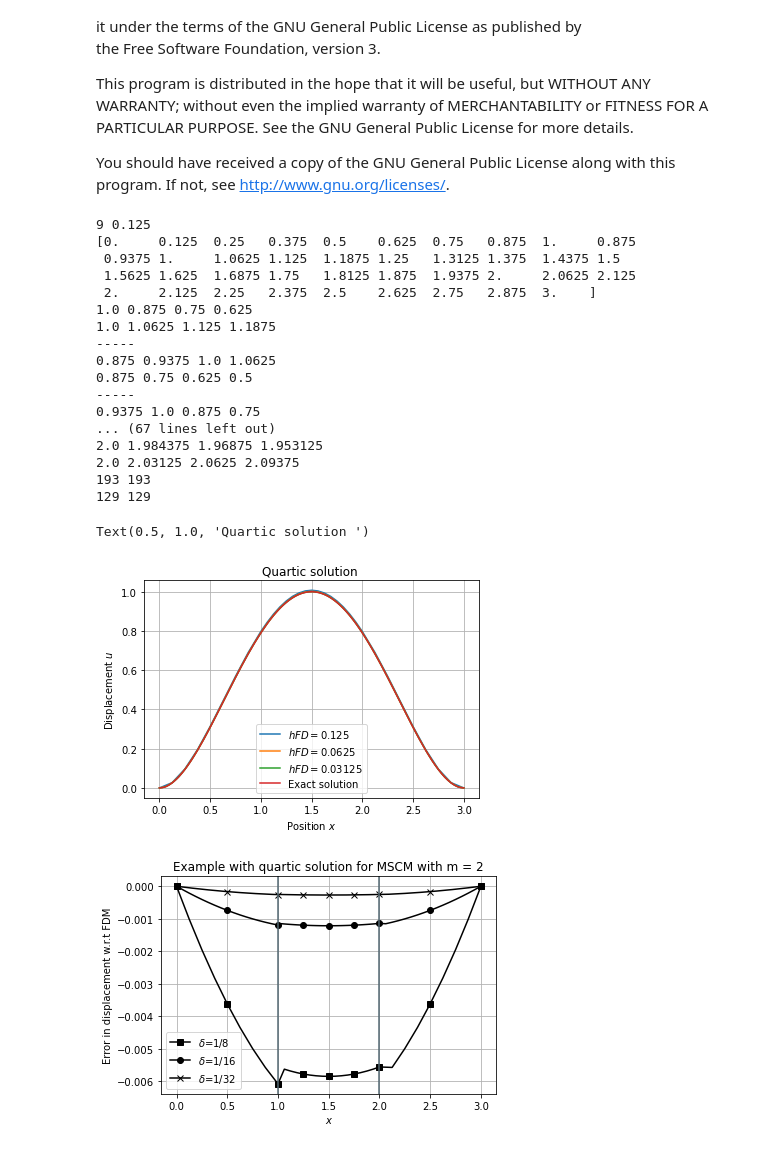
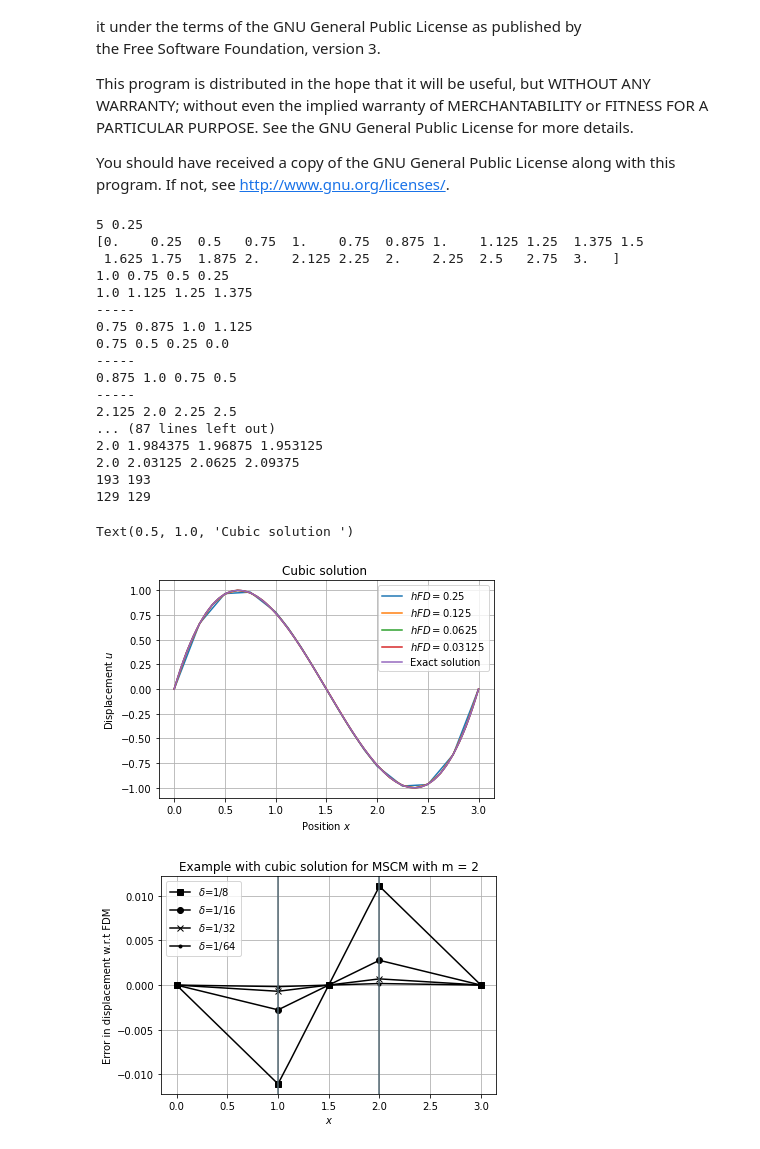
Before and after one commit to diehlpk/reusommer21, a Jupyter notebook: Coupling-MSCM-Dirchelet.ipynb, the cells around one changed output. Saved outputs shown, nothing was run; the diff lists cells and outputs as text; code cells hidden in the pictures.

```diff
--- a/Coupling-MSCM-Dirchelet.ipynb
+++ b/Coupling-MSCM-Dirchelet.ipynb
@@ -19,7 +19,7 @@ import numpy as np
 import matplotlib.pyplot as plt
 import sys
 # %%
-example = "Quartic"
+example = "Cubic"
 # %%
 #############################################################################
 # Exact solution
@@ -129,15 +129,17 @@ def CouplingMSCM(n,h,x):
 
     print(x[n-1],x[n-2],x[n-3],x[n-4])
 
-    M[n-1][n-4] = -2/6 / h
-    M[n-1][n-3] = 9/6 / h
-    M[n-1][n-2] = -18/6 / h
-    M[n-1][n-1] = 11/6 / h
+    #M[n-1][n-4] = -2/6 / h
+    #M[n-1][n-3] = 9/6 / h
+    #M[n-1][n-2] = -18/6 / h
+    #M[n-1][n-1] = 11/6 / h
+    M[n-1][n-1] = 1
 
-    M[n-1][n+2] = 11/6 / h *2
-    M[n-1][n+3] = -18/6 / h *2
-    M[n-1][n+4] = 9/6 / h *2
-    M[n-1][n+5] = -2/6 / h * 2
+    M[n-1][n+2] = -1
+    #M[n-1][n+2] = 11/6 / h *2
+    #M[n-1][n+3] = -18/6 / h *2
+    #M[n-1][n+4] = 9/6 / h *2
+    #M[n-1][n+5] = -2/6 / h * 2
 
     print(x[n+2],x[n+3],x[n+4],x[n+5])
     print("-----")
@@ -200,17 +202,19 @@ def CouplingMSCM(n,h,x):
 
     print(x[mid-1],x[mid-2],x[mid-3],x[mid-4])
 
-    M[mid+2][mid-4] = -2/6 / h * 2
-    M[mid+2][mid-3] =  9/6 / h * 2
-    M[mid+2][mid-2] = -18/6 / h * 2
-    M[mid+2][mid-1] = 11/6 / h * 2
+    #M[mid+2][mid-4] = -2/6 / h * 2
+    #M[mid+2][mid-3] =  9/6 / h * 2
+    #M[mid+2][mid-2] = -18/6 / h * 2
+    #M[mid+2][mid-1] = 11/6 / h * 2
+    M[mid+2][mid-1] = 1
 
     print(x[mid+2],x[mid+3],x[mid+4],x[mid+5])
 
-    M[mid+2][mid+2] = 11/6 / h
-    M[mid+2][mid+3] = -18/6 / h
-    M[mid+2][mid+4] = 9/6 / h
-    M[mid+2][mid+5] = -2/6 / h
+    M[mid+2][mid+2] = -1
+    #M[mid+2][mid+2] = 11/6 / h
+    #M[mid+2][mid+3] = -18/6 / h
+    #M[mid+2][mid+4] = 9/6 / h
+    #M[mid+2][mid+5] = -2/6 / h
 
     for i in range(mid+3,dim-1):
         M[i][i-1] = -2 * fFDM
@@ -291,45 +295,45 @@ def compute(i):
 # %%
 uCoupled = []
 uLocal = []
 xLocal = []
 max_iteration = 6
 
-for i in range(3,max_iteration):
+for i in range(2,max_iteration):
     u , uFD , x = compute(i)
     uCoupled.append(u)
     uLocal.append(uFD)
     xLocal.append(x)
 
 n = np.power(2,int(max_iteration))
 h = 1./n
 
 x = np.arange(0,3+h,h)
 plt.plot(x,exactSolution(x),label="Exact solution")#
 plt.legend()
 plt.xlabel(r"Position $x$")
 plt.ylabel(r"Displacement $u$")
 plt.title(example+" solution ")
 #plt.savefig("coupling-vhm-"+str(example)+"-dirchelt.pdf")
 # %% [output]
-9 0.125
-[0.     0.125  0.25   0.375  0.5    0.625  0.75   0.875  1.     0.875
- 0.9375 1.     1.0625 1.125  1.1875 1.25   1.3125 1.375  1.4375 1.5
- 1.5625 1.625  1.6875 1.75   1.8125 1.875  1.9375 2.     2.0625 2.125
- 2.     2.125  2.25   2.375  2.5    2.625  2.75   2.875  3.    ]
-1.0 0.875 0.75 0.625
-1.0 1.0625 1.125 1.1875
+5 0.25
+[0.    0.25  0.5   0.75  1.    0.75  0.875 1.    1.125 1.25  1.375 1.5
+ 1.625 1.75  1.875 2.    2.125 2.25  2.    2.25  2.5   2.75  3.   ]
+1.0 0.75 0.5 0.25
+1.0 1.125 1.25 1.375
 -----
-0.875 0.9375 1.0 1.0625
-0.875 0.75 0.625 0.5
+0.75 0.875 1.0 1.125
+0.75 0.5 0.25 0.0
 -----
-0.9375 1.0 0.875 0.75
-... (67 lines left out)
+0.875 1.0 0.75 0.5
+-----
+2.125 2.0 2.25 2.5
+... (87 lines left out)
 2.0 1.984375 1.96875 1.953125
 2.0 2.03125 2.0625 2.09375
 193 193
 129 129
-Text(0.5, 1.0, 'Quartic solution ')
+Text(0.5, 1.0, 'Cubic solution ')
-[figure, old version]
+[figure, new version]
 # %%
 plt.clf()
 markers = ['s','o','x','.']
@@ -348,4 +352,4 @@ plt.axvline(x=2,c="#536872")
 plt.legend()
 plt.savefig("coupling-MSCM-"+str(example)+"-dirchelt-error.pdf",bbox_inches='tight')
 # %% [output]
-[figure, old version]
+[figure, new version]
```
